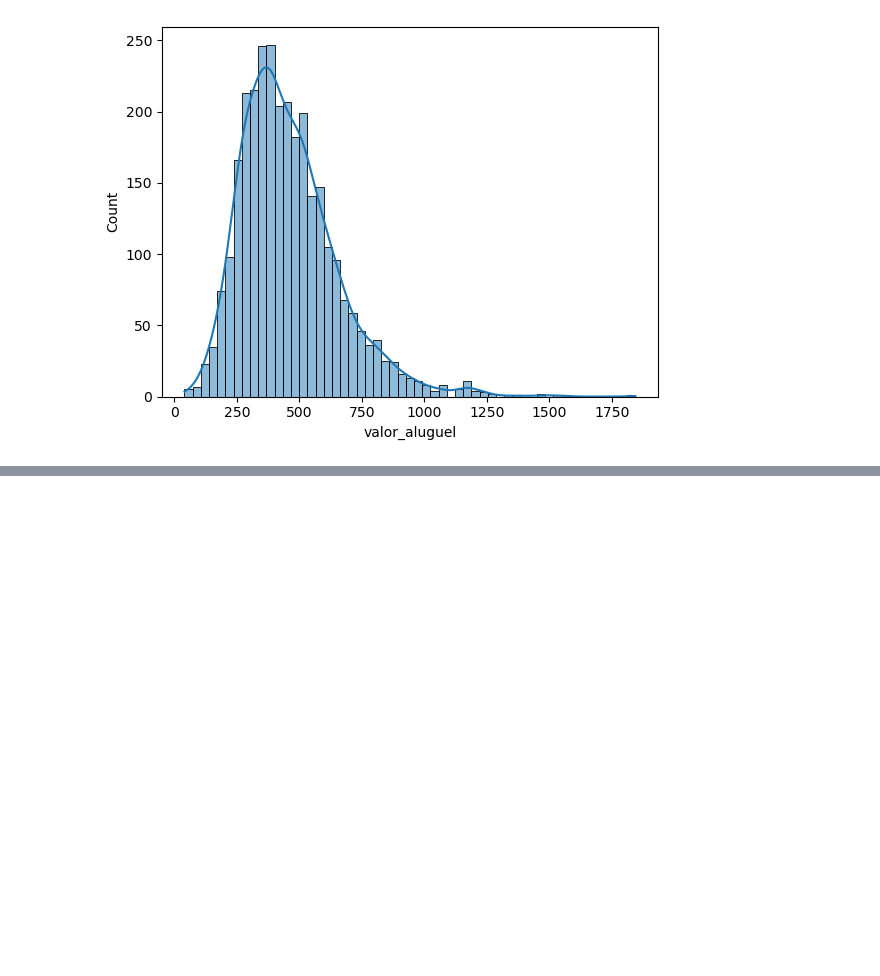
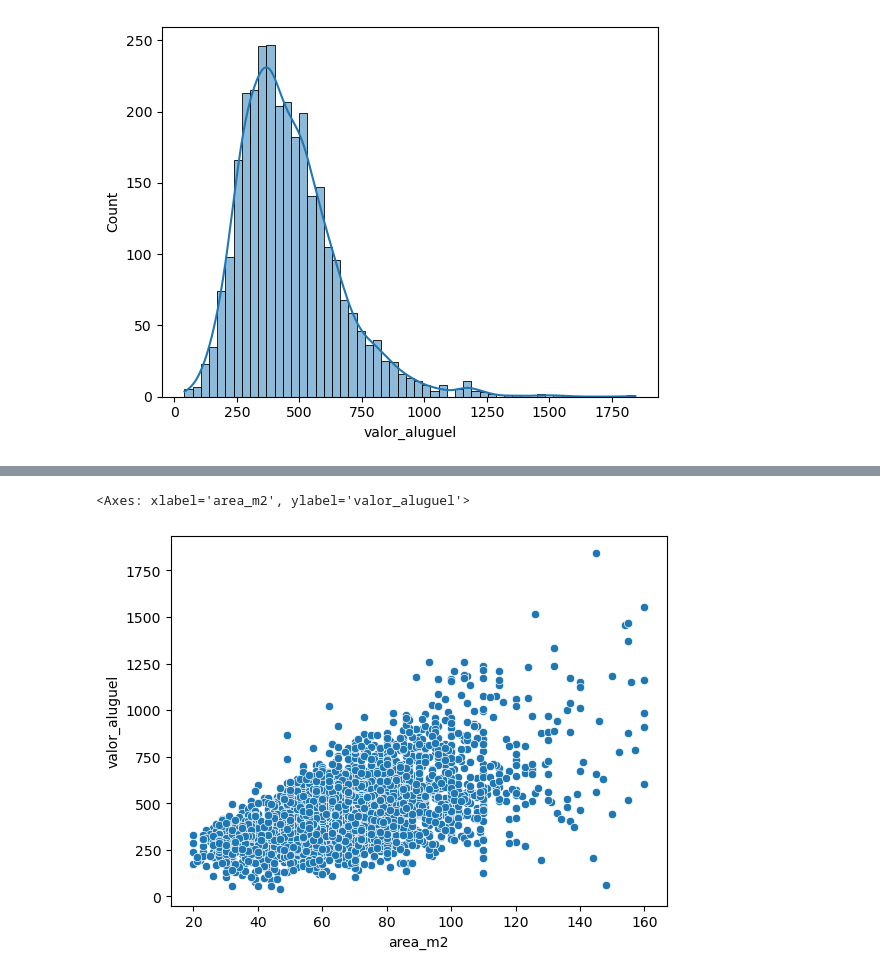
Before and after one commit to Caio-GBrayner/DSA-Python-Exercises, a Jupyter notebook: Cap-14/DSA-Python-01.ipynb, the cells around one changed output, grey strips where cells are left out. Drawn from its saved outputs; the diff is of its cells as text; code cells hidden in the pictures; blank space fills up the shorter version.

```diff
--- a/Cap-14/DSA-Python-01.ipynb
+++ b/Cap-14/DSA-Python-01.ipynb
@@ -83,0 +105,5 @@ sns.histplot(data = df_dsa, x = "valor_aluguel", kde = True)
+# %%
+sns.scatterplot(data = df_dsa, x = "area_m2", y = "valor_aluguel")
+# %% [output]
+<Axes: xlabel='area_m2', ylabel='valor_aluguel'>
+[figure, added]
```
Also changed, not shown: parts of 13 cells of this notebook.
